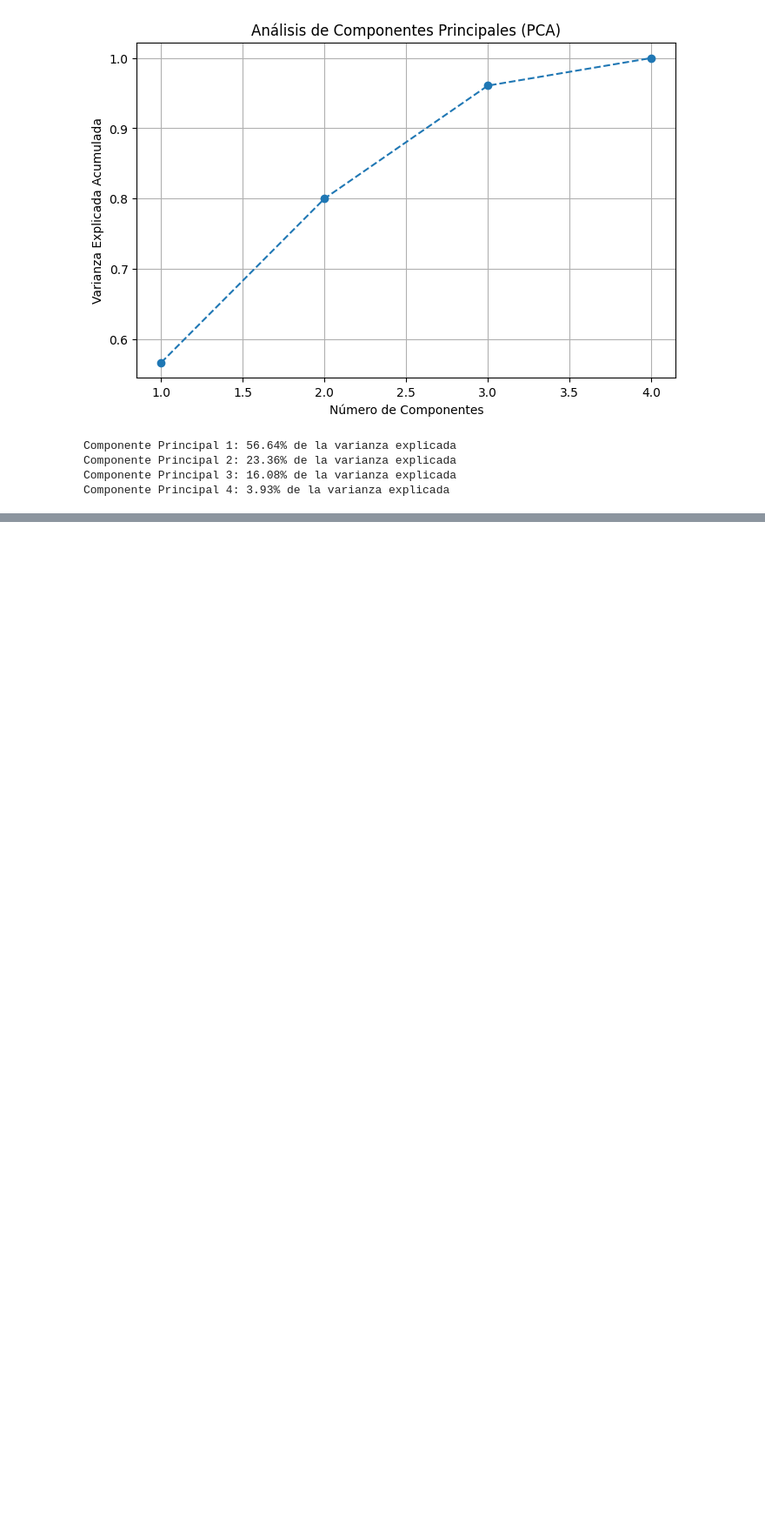
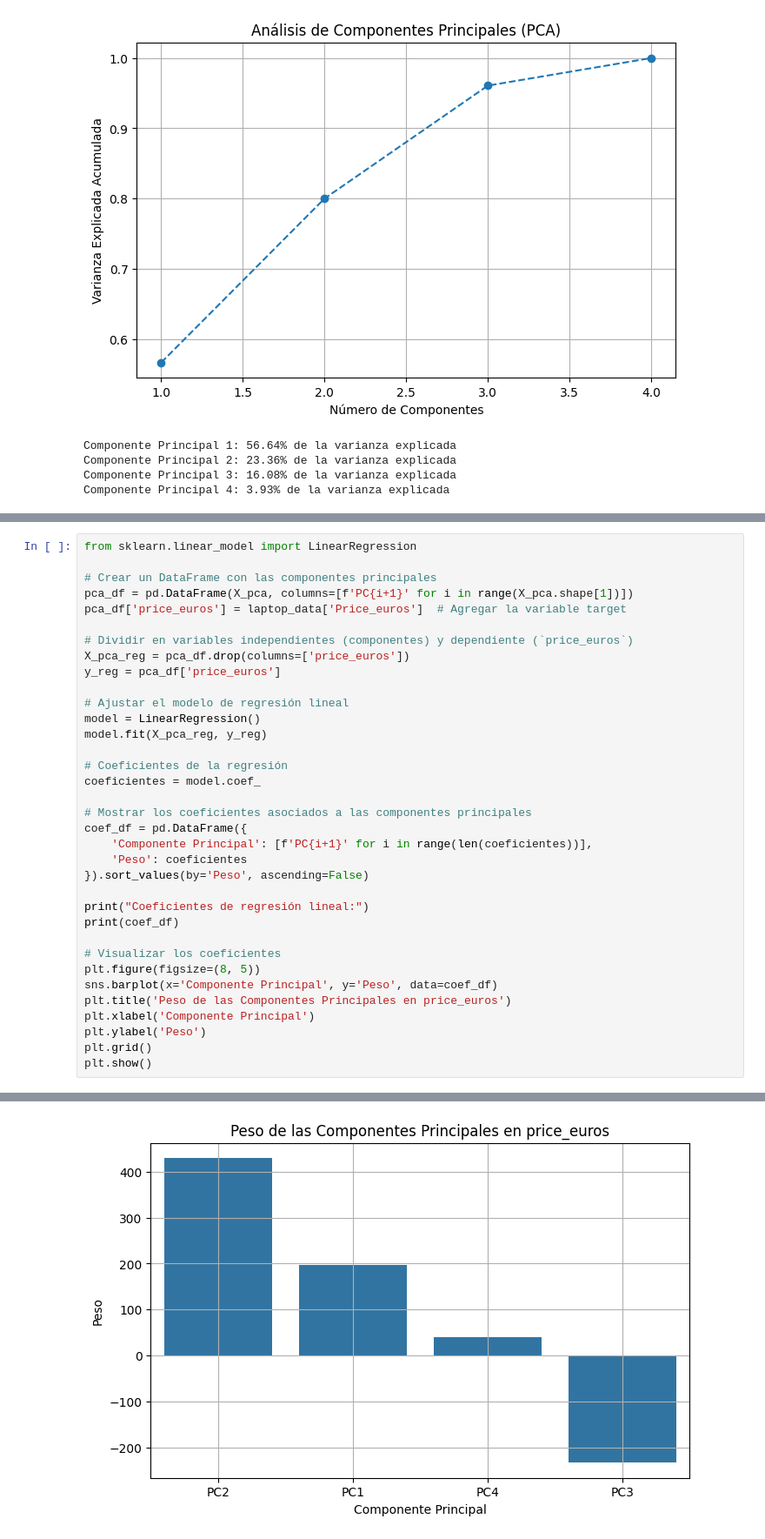
Before and after one commit to gaboCiber/A-statistical-analisis-of-Laptop-Prices, a Jupyter notebook: laptop_prices.ipynb, the cells around one changed output, grey strips where cells are left out. Shown at 87% size. Drawn from its saved outputs; the diff is of its cells as text; blank space fills up the shorter version.

```diff
--- a/laptop_prices.ipynb
+++ b/laptop_prices.ipynb
@@ -1842,0 +1860,36 @@ Componente Principal 4: 3.93% de la varianza explicada
+# %%
+from sklearn.linear_model import LinearRegression
+
+# Crear un DataFrame con las componentes principales
+pca_df = pd.DataFrame(X_pca, columns=[f'PC{i+1}' for i in range(X_pca.shape[1])])
+pca_df['price_euros'] = laptop_data['Price_euros']  # Agregar la variable target
+
+# Dividir en variables independientes (componentes) y dependiente (`price_euros`)
+X_pca_reg = pca_df.drop(columns=['price_euros'])
+y_reg = pca_df['price_euros']
+
+# Ajustar el modelo de regresión lineal
+model = LinearRegression()
+model.fit(X_pca_reg, y_reg)
+
+# Coeficientes de la regresión
+coeficientes = model.coef_
+
+# Mostrar los coeficientes asociados a las componentes principales
+coef_df = pd.DataFrame({
+    'Componente Principal': [f'PC{i+1}' for i in range(len(coeficientes))],
+    'Peso': coeficientes
+}).sort_values(by='Peso', ascending=False)
+
+print("Coeficientes de regresión lineal:")
+print(coef_df)
+
+# Visualizar los coeficientes
+plt.figure(figsize=(8, 5))
+sns.barplot(x='Componente Principal', y='Peso', data=coef_df)
+plt.title('Peso de las Componentes Principales en price_euros')
+plt.xlabel('Componente Principal')
+plt.ylabel('Peso')
+plt.grid()
+plt.show()
+# %% [output]
@@ -1842,0 +1902 @@ Componente Principal 4: 3.93% de la varianza explicada
+[figure, added]
```
Also changed, not shown: parts of 5 cells of this notebook.
